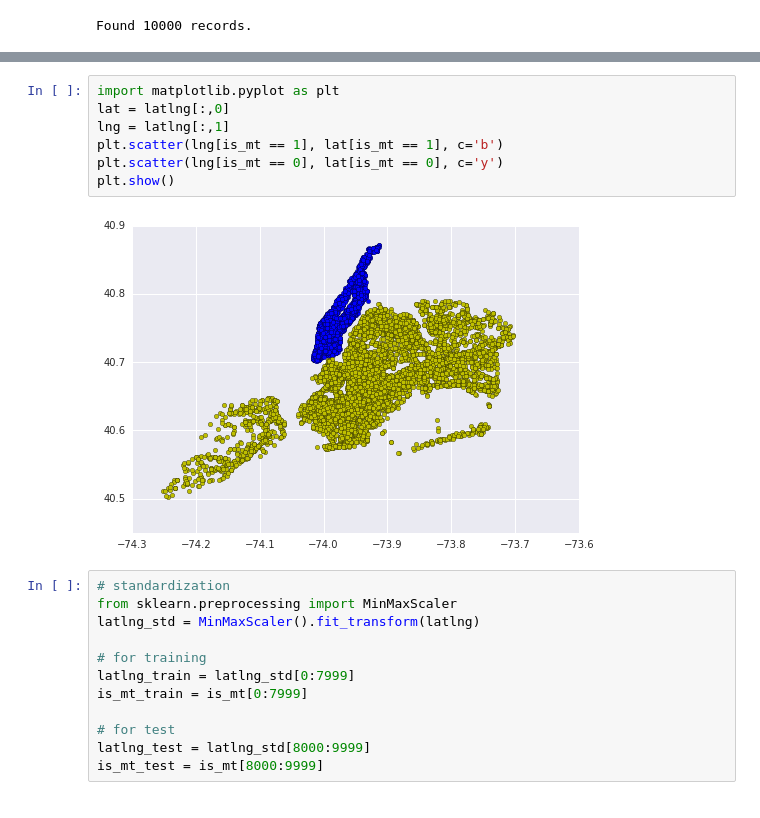
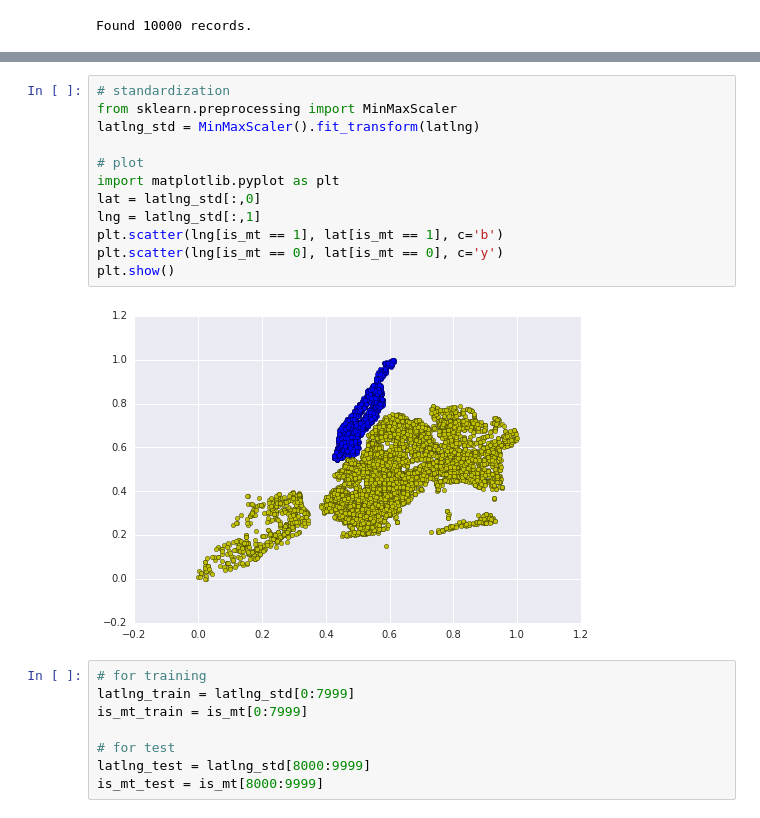
Before and after one commit to chakas/TensorFlow-for-absolute-beginners, a Jupyter notebook: 2. Classify Manhattan with TensorFlow.ipynb, the cells around one changed output, grey strips where cells are left out. Saved outputs shown, nothing was run; the diff lists cells and outputs as text.

```diff
--- a/2. Classify Manhattan with TensorFlow.ipynb
+++ b/2. Classify Manhattan with TensorFlow.ipynb
@@ -70,17 +70,18 @@ Lat/Lng:
 # %%
+# standardization
+from sklearn.preprocessing import MinMaxScaler
+latlng_std = MinMaxScaler().fit_transform(latlng)
+
+# plot
 import matplotlib.pyplot as plt
-lat = latlng[:,0]
-lng = latlng[:,1]
+lat = latlng_std[:,0]
+lng = latlng_std[:,1]
 plt.scatter(lng[is_mt == 1], lat[is_mt == 1], c='b')
 plt.scatter(lng[is_mt == 0], lat[is_mt == 0], c='y')
 plt.show()
 # %% [output]
-[figure, old version]
+[figure, new version]
 # %%
-# standardization
-from sklearn.preprocessing import MinMaxScaler
-latlng_std = MinMaxScaler().fit_transform(latlng)
-
 # for training
 latlng_train = latlng_std[0:7999]
 is_mt_train = is_mt[0:7999]
```
Also changed, not shown: parts of 8 cells of this notebook.
